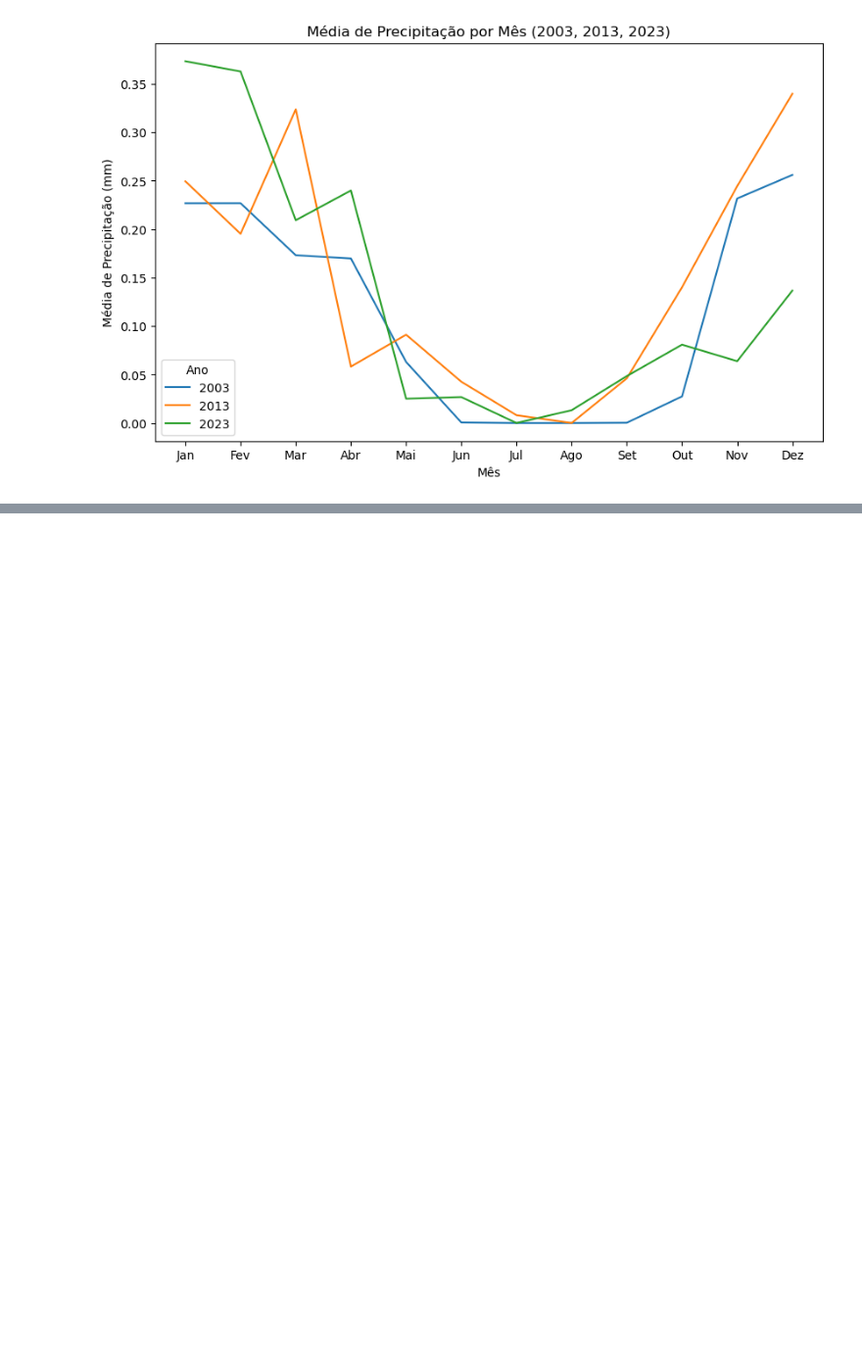
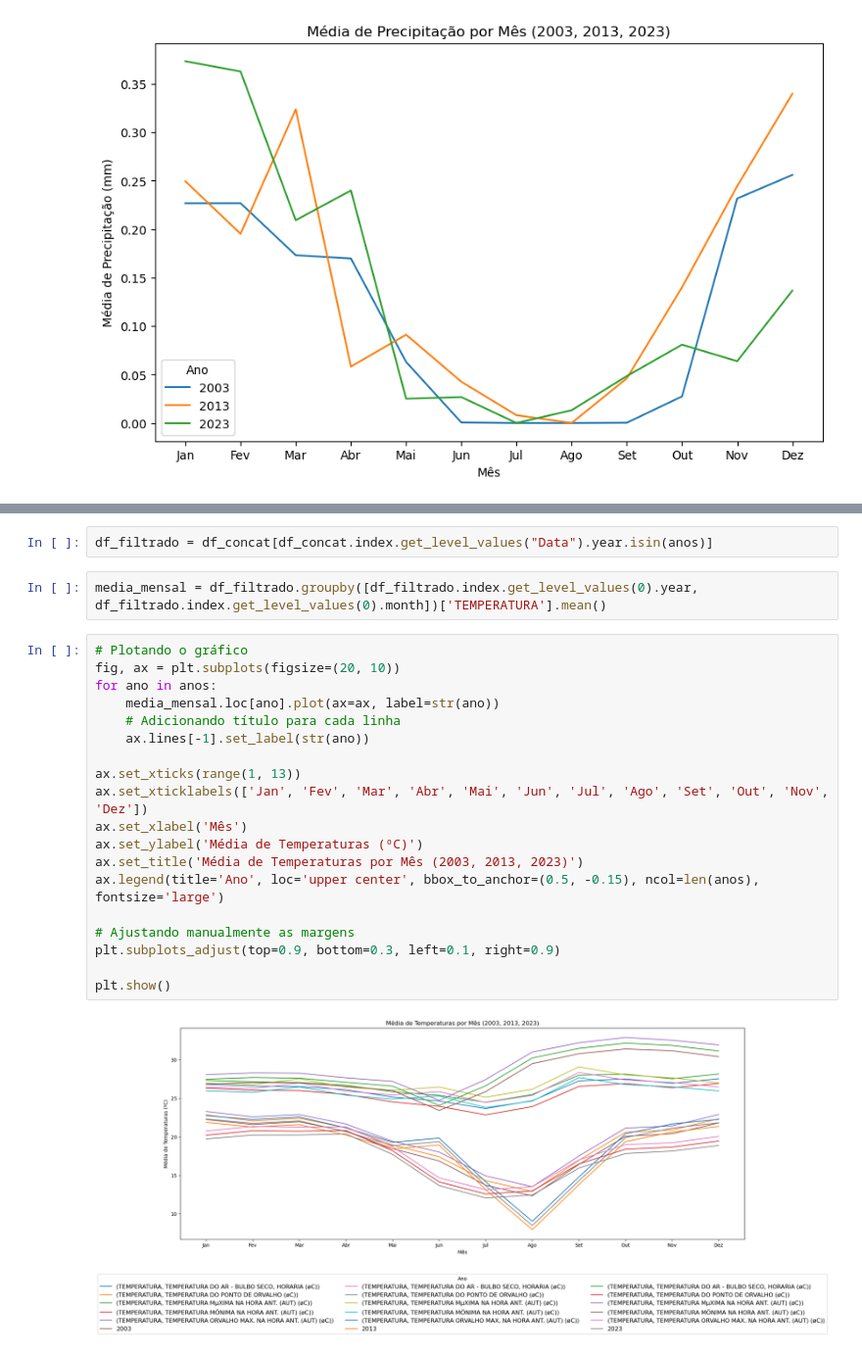
Before and after one commit to TrilhaPython/IP-P009, a Jupyter notebook: IP-P009/p009.ipynb, the cells around one changed output, grey strips where cells are left out. Shown at 98% size. Saved outputs shown, nothing was run; the diff lists cells and outputs as text; blank space fills up the shorter version.

```diff
--- a/IP-P009/p009.ipynb
+++ b/IP-P009/p009.ipynb
@@ -356,0 +376,25 @@ ax.legend(title='Ano', loc='best')
+# %%
+df_filtrado = df_concat[df_concat.index.get_level_values("Data").year.isin(anos)]
+# %%
+media_mensal = df_filtrado.groupby([df_filtrado.index.get_level_values(0).year, df_filtrado.index.get_level_values(0).month])['TEMPERATURA'].mean()
+# %%
+# Plotando o gráfico
+fig, ax = plt.subplots(figsize=(20, 10))
+for ano in anos:
+    media_mensal.loc[ano].plot(ax=ax, label=str(ano))
+    # Adicionando título para cada linha
+    ax.lines[-1].set_label(str(ano))
+
+ax.set_xticks(range(1, 13))
+ax.set_xticklabels(['Jan', 'Fev', 'Mar', 'Abr', 'Mai', 'Jun', 'Jul', 'Ago', 'Set', 'Out', 'Nov', 'Dez'])
+ax.set_xlabel('Mês')
+ax.set_ylabel('Média de Temperaturas (ºC)')
+ax.set_title('Média de Temperaturas por Mês (2003, 2013, 2023)')
+ax.legend(title='Ano', loc='upper center', bbox_to_anchor=(0.5, -0.15), ncol=len(anos), fontsize='large')
+
+# Ajustando manualmente as margens
+plt.subplots_adjust(top=0.9, bottom=0.3, left=0.1, right=0.9)
+
+plt.show()
+# %% [output]
+[figure, added]
```
Also changed, not shown: parts of 4 cells of this notebook.
